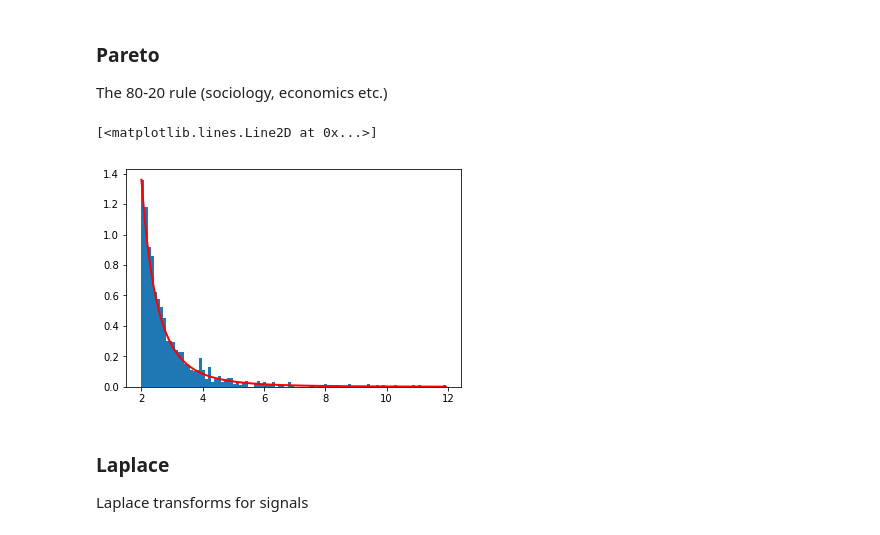
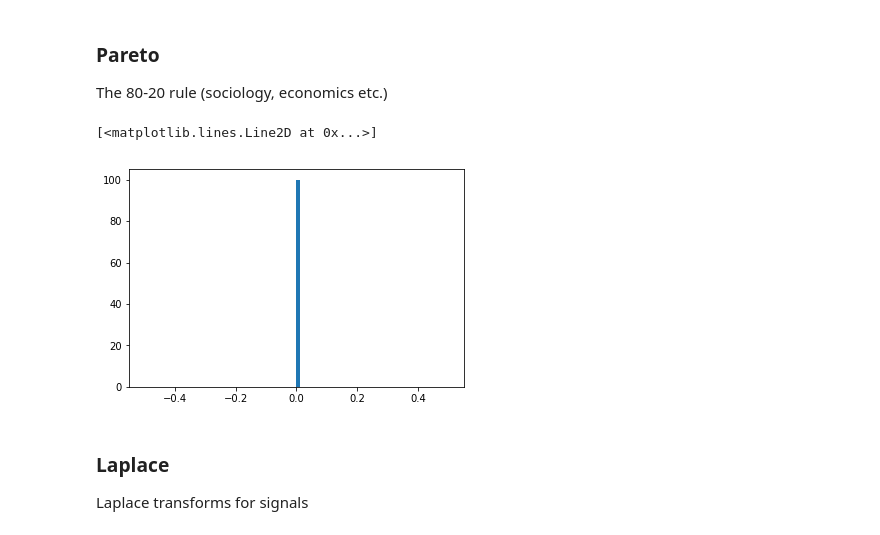
Before and after one commit to Spider-Mannix/NumRandProj, a Jupyter notebook: numpy.random Project.ipynb, the cells around one changed output. Drawn from its saved outputs; the diff is of its cells as text; code cells hidden in the pictures.

```diff
--- a/numpy.random Project.ipynb
+++ b/numpy.random Project.ipynb
@@ -91,15 +97,15 @@ array([[0, 1, 2],
 
 The 80-20 rule (sociology, economics etc.)
 # %%
-a, m = 3., 2.  # shape and mode
+a, m = 3., 0.  # shape and mode
 s = (np.random.pareto(a, 1000) + 1) * m
 count, bins, _ = pl.hist(s, 100, density=True)
 fit = a*m**a / bins**(a+1)
 pl.plot(bins, max(count)*fit/max(fit), linewidth=2, color='r')
 pl.show()
 # %% [output]
 [<matplotlib.lines.Line2D at 0x...>]
-[figure, old version]
+[figure, new version]
 # %% [markdown]
 ### Laplace
 Laplace transforms for signals
```
Also changed, not shown: parts of 20 cells of this notebook.
